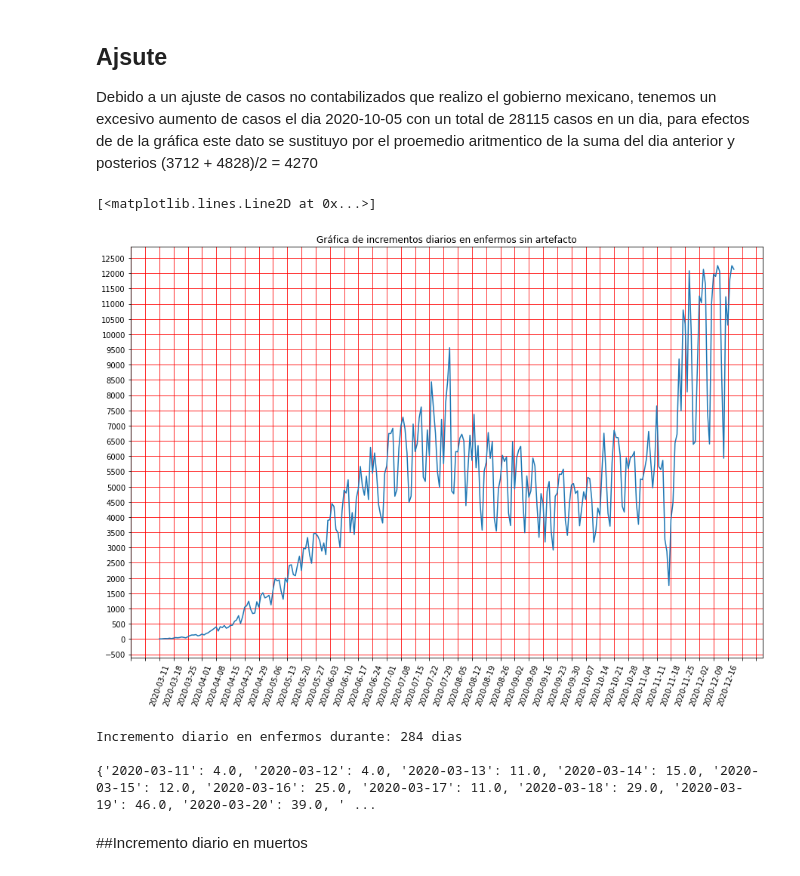
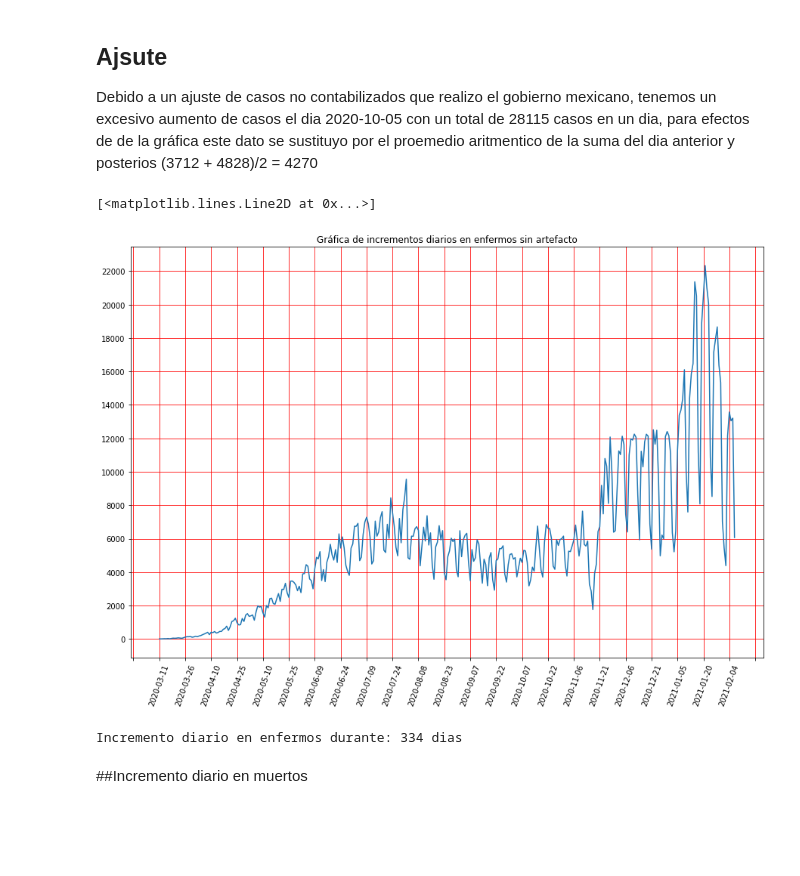
Before and after one commit to h3xt0r/covid19, a Jupyter notebook: covid19Mexico2.ipynb, the cells around one changed output. Saved outputs shown, nothing was run; the diff lists cells and outputs as text; code cells hidden in the pictures; blank space fills up the shorter version.

```diff
--- a/covid19Mexico2.ipynb
+++ b/covid19Mexico2.ipynb
@@ -190,15 +186,15 @@ if pe2.count(28115.0) == 1:
 # %%
 #Ahora Graficamos el incremeinqunto diario de enfermos sin el artefacto
 plt.figure(figsize=(15,10))
-plt.gca().xaxis.set_major_locator(plt.MultipleLocator(7))
-plt.gca().yaxis.set_major_locator(plt.MultipleLocator(500))
+plt.gca().xaxis.set_major_locator(plt.MultipleLocator(15))
+plt.gca().yaxis.set_major_locator(plt.MultipleLocator(2000))
 plt.xticks(rotation=70)
 plt.grid(b=True, color='r')
 plt.title("Gráfica de incrementos diarios en enfermos sin artefacto")
 plt.plot(dates[7:],pe2[6:])
 # %% [output]
 [<matplotlib.lines.Line2D at 0x...>]
-[figure, old version]
+[figure, new version]
 # %%
 #Vamos recuperar los datos de la gráfica
 #Primero creamos un dicionario con los datos
@@ -211,11 +207,9 @@ for i in range (7,len(dates)):
 
 #for key in delta_enfermos:
 #    print(f"{key} : {delta_enfermos[key]}")
-print(delta_enfermos)
+#print(delta_enfermos)
 # %% [output]
-Incremento diario en enfermos durante: 284 dias
-
-{'2020-03-11': 4.0, '2020-03-12': 4.0, '2020-03-13': 11.0, '2020-03-14': 15.0, '2020-03-15': 12.0, '2020-03-16': 25.0, '2020-03-17': 11.0, '2020-03-18': 29.0, '2020-03-19': 46.0, '2020-03-20': 39.0, ' ...
+Incremento diario en enfermos durante: 334 dias
 # %% [markdown]
 ##Incremento diario en muertos
 # %%
```
Also changed, not shown: parts of 16 cells of this notebook, 4 other files.
